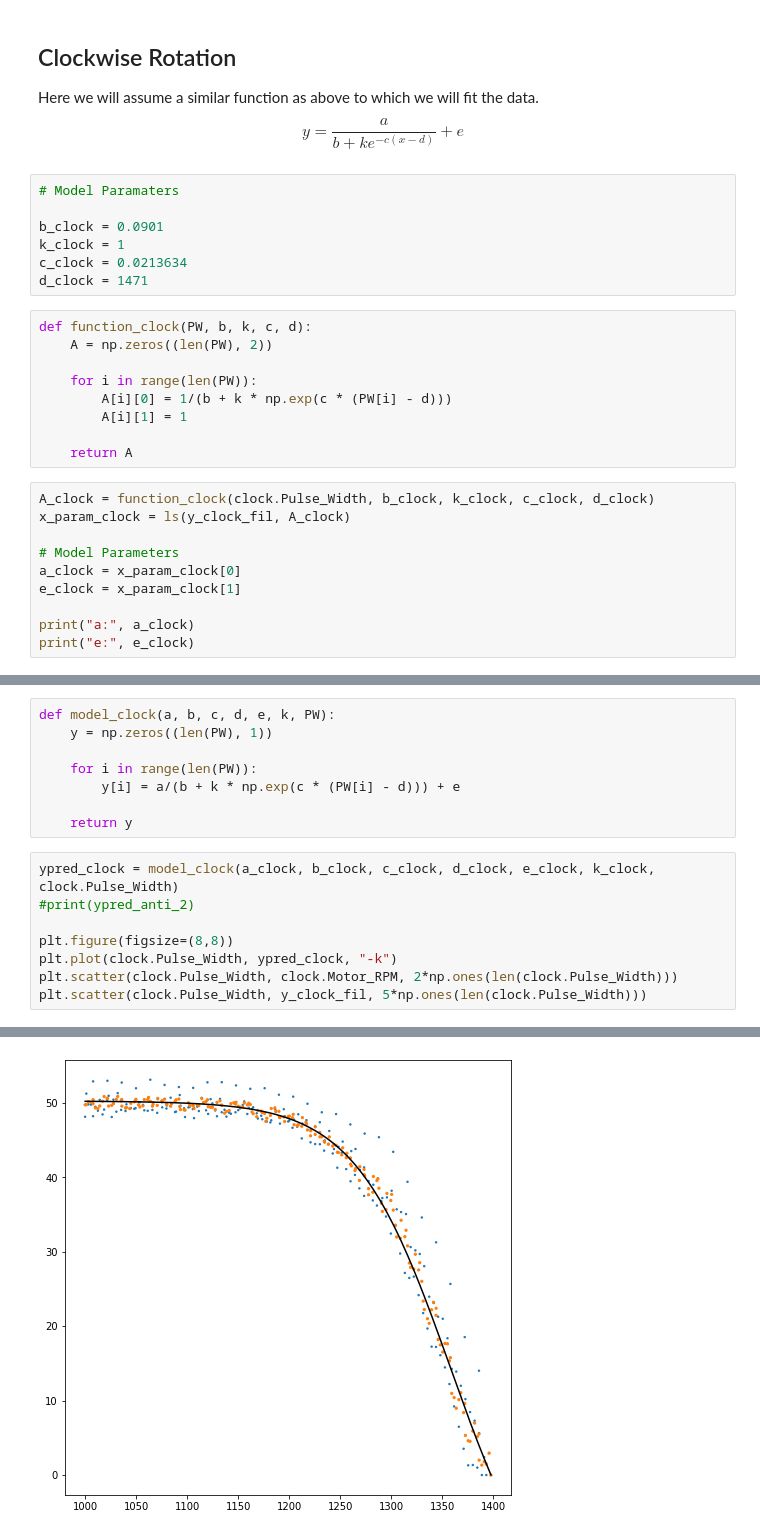
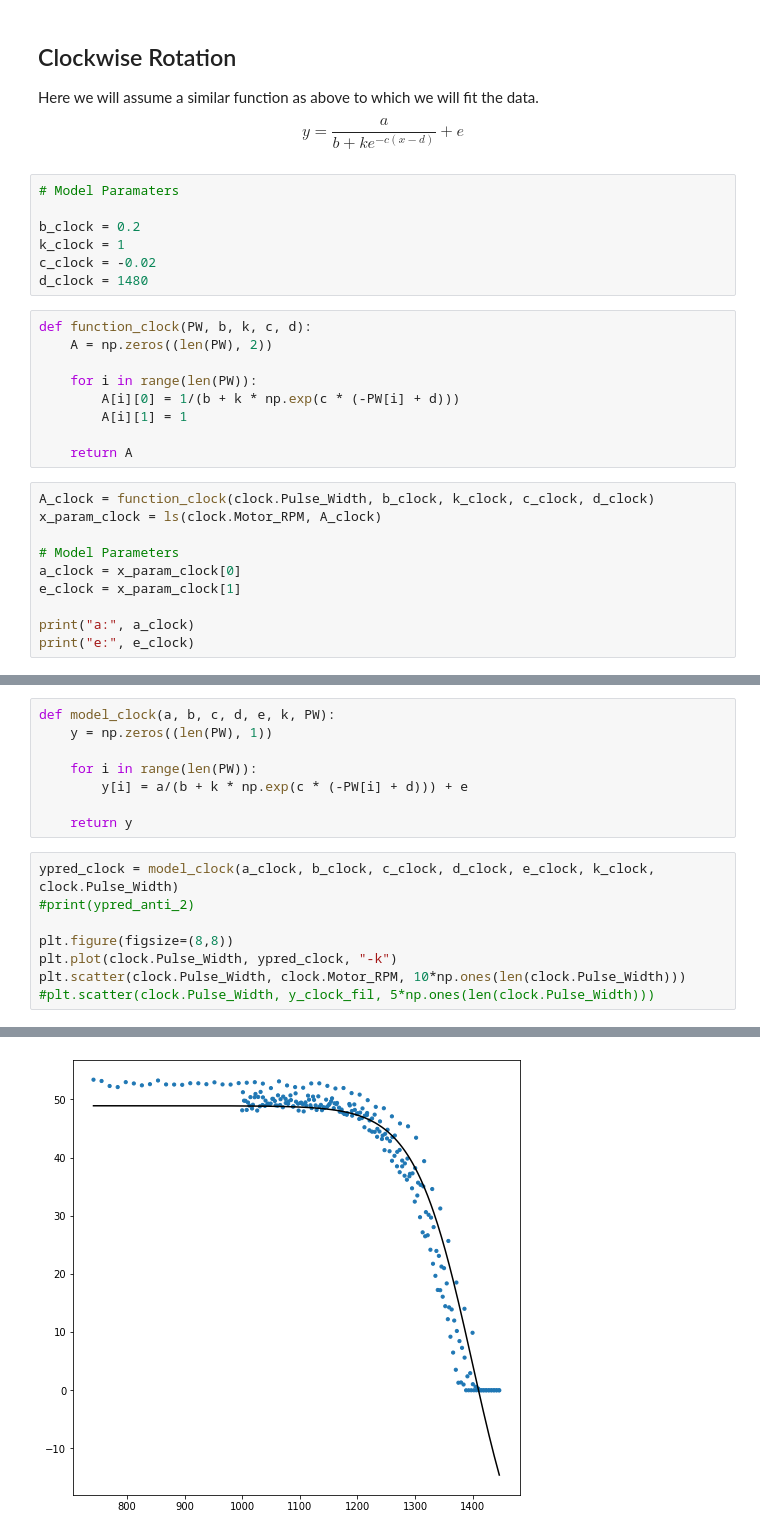
Before and after one commit to amantiwary10/Servo-Motor-System-Identification, a Jupyter notebook: System Identification of Motor/DC_SERVO_LS_SYSID.ipynb, the cells around one changed output, grey strips where cells are left out. Drawn from its saved outputs; the diff is of its cells as text.

```diff
--- a/System Identification of Motor/DC_SERVO_LS_SYSID.ipynb
+++ b/System Identification of Motor/DC_SERVO_LS_SYSID.ipynb
@@ -202,22 +243,22 @@ $$y = \frac{a}{b + ke^{-c(x - d)}} + e$$
 # %%
 # Model Paramaters
 
-b_clock = 0.0901
+b_clock = 0.2
 k_clock = 1
-c_clock = 0.0213634
-d_clock = 1471
+c_clock = -0.02
+d_clock = 1480
 # %%
 def function_clock(PW, b, k, c, d):
     A = np.zeros((len(PW), 2))
 
     for i in range(len(PW)):
-        A[i][0] = 1/(b + k * np.exp(c * (PW[i] - d)))
+        A[i][0] = 1/(b + k * np.exp(c * (-PW[i] + d)))
         A[i][1] = 1
 
     return A
 # %%
 A_clock = function_clock(clock.Pulse_Width, b_clock, k_clock, c_clock, d_clock)
-x_param_clock = ls(y_clock_fil, A_clock)
+x_param_clock = ls(clock.Motor_RPM, A_clock)
 
 # Model Parameters
 a_clock = x_param_clock[0]
@@ -233,17 +274,17 @@ def model_clock(a, b, c, d, e, k, PW):
     y = np.zeros((len(PW), 1))
 
     for i in range(len(PW)):
-        y[i] = a/(b + k * np.exp(c * (PW[i] - d))) + e
+        y[i] = a/(b + k * np.exp(c * (-PW[i] + d))) + e
 
     return y
 # %%
 ypred_clock = model_clock(a_clock, b_clock, c_clock, d_clock, e_clock, k_clock, clock.Pulse_Width)
 #print(ypred_anti_2)
 
 plt.figure(figsize=(8,8))
 plt.plot(clock.Pulse_Width, ypred_clock, "-k")
-plt.scatter(clock.Pulse_Width, clock.Motor_RPM, 2*np.ones(len(clock.Pulse_Width)))
-plt.scatter(clock.Pulse_Width, y_clock_fil, 5*np.ones(len(clock.Pulse_Width)))
+plt.scatter(clock.Pulse_Width, clock.Motor_RPM, 10*np.ones(len(clock.Pulse_Width)))
+#plt.scatter(clock.Pulse_Width, y_clock_fil, 5*np.ones(len(clock.Pulse_Width)))
 # %% [output]
 <matplotlib.collections.PathCollection at 0x...>
-[figure, old version]
+[figure, new version]
```
Also changed, not shown: parts of 32 cells of this notebook, 11 other files.
